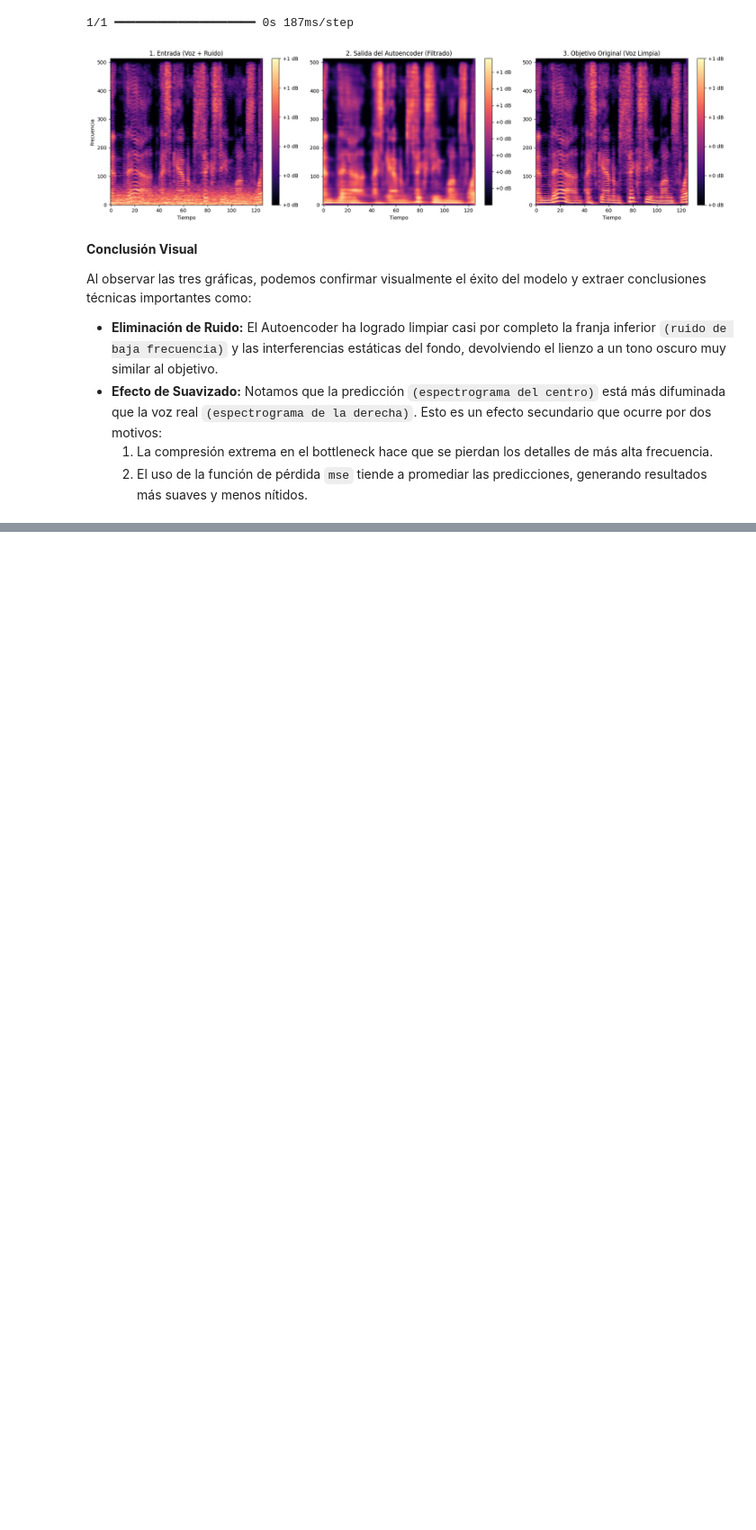
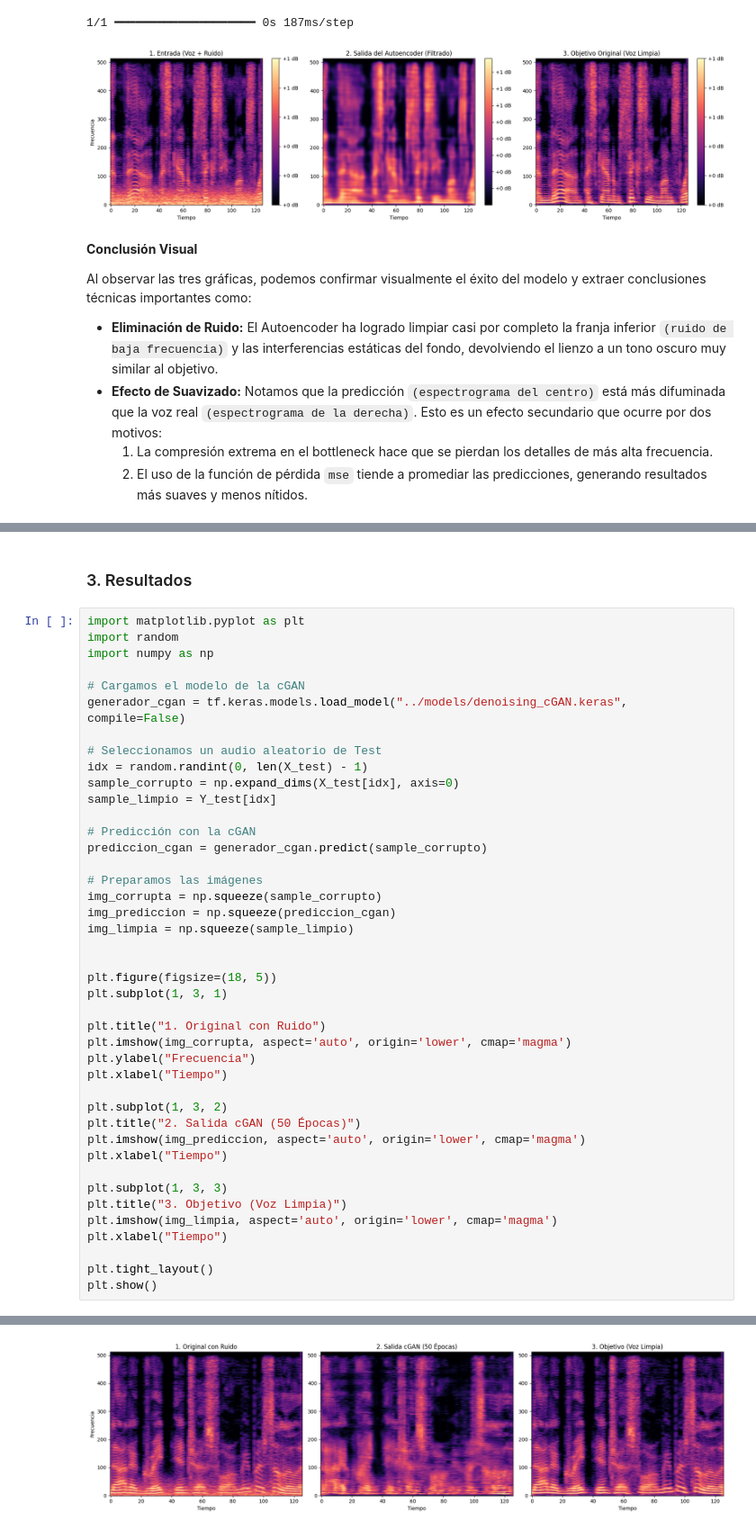
Before and after one commit to Negerty48/voice-denoising-autoencoder, a Jupyter notebook: notebooks/denoising_autoencoder.ipynb, the cells around one changed output, grey strips where cells are left out. Shown at 90% size. Cells and saved outputs as stored; diff of their text form; blank space fills up the shorter version.

```diff
--- a/notebooks/denoising_autoencoder.ipynb
+++ b/notebooks/denoising_autoencoder.ipynb
@@ -430,0 +564,45 @@ Al observar las tres gráficas, podemos confirmar visualmente el éxito del mode
+# %% [markdown]
+### 3. Resultados
+# %%
+import matplotlib.pyplot as plt
+import random
+import numpy as np
+
+# Cargamos el modelo de la cGAN
+generador_cgan = tf.keras.models.load_model("../models/denoising_cGAN.keras", compile=False)
+
+# Seleccionamos un audio aleatorio de Test
+idx = random.randint(0, len(X_test) - 1)
+sample_corrupto = np.expand_dims(X_test[idx], axis=0)
+sample_limpio = Y_test[idx]
+
+# Predicción con la cGAN
+prediccion_cgan = generador_cgan.predict(sample_corrupto)
+
+# Preparamos las imágenes
+img_corrupta = np.squeeze(sample_corrupto)
+img_prediccion = np.squeeze(prediccion_cgan)
+img_limpia = np.squeeze(sample_limpio)
+
+
+plt.figure(figsize=(18, 5))
+plt.subplot(1, 3, 1)
+
+plt.title("1. Original con Ruido")
+plt.imshow(img_corrupta, aspect='auto', origin='lower', cmap='magma')
+plt.ylabel("Frecuencia")
+plt.xlabel("Tiempo")
+
+plt.subplot(1, 3, 2)
+plt.title("2. Salida cGAN (50 Épocas)")
+plt.imshow(img_prediccion, aspect='auto', origin='lower', cmap='magma')
+plt.xlabel("Tiempo")
+
+plt.subplot(1, 3, 3)
+plt.title("3. Objetivo (Voz Limpia)")
+plt.imshow(img_limpia, aspect='auto', origin='lower', cmap='magma')
+plt.xlabel("Tiempo")
+
+plt.tight_layout()
+plt.show()
+# %% [output]
@@ -430,0 +610 @@ Al observar las tres gráficas, podemos confirmar visualmente el éxito del mode
+[figure, added]
```
Also changed, not shown: parts of 22 cells of this notebook, 14 other files.
